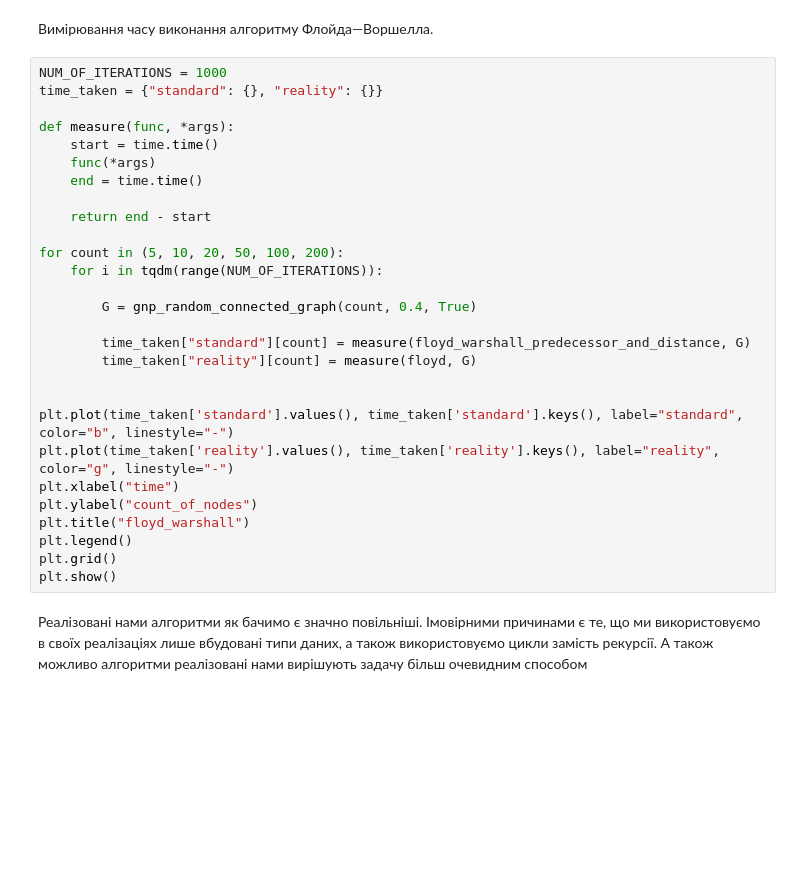
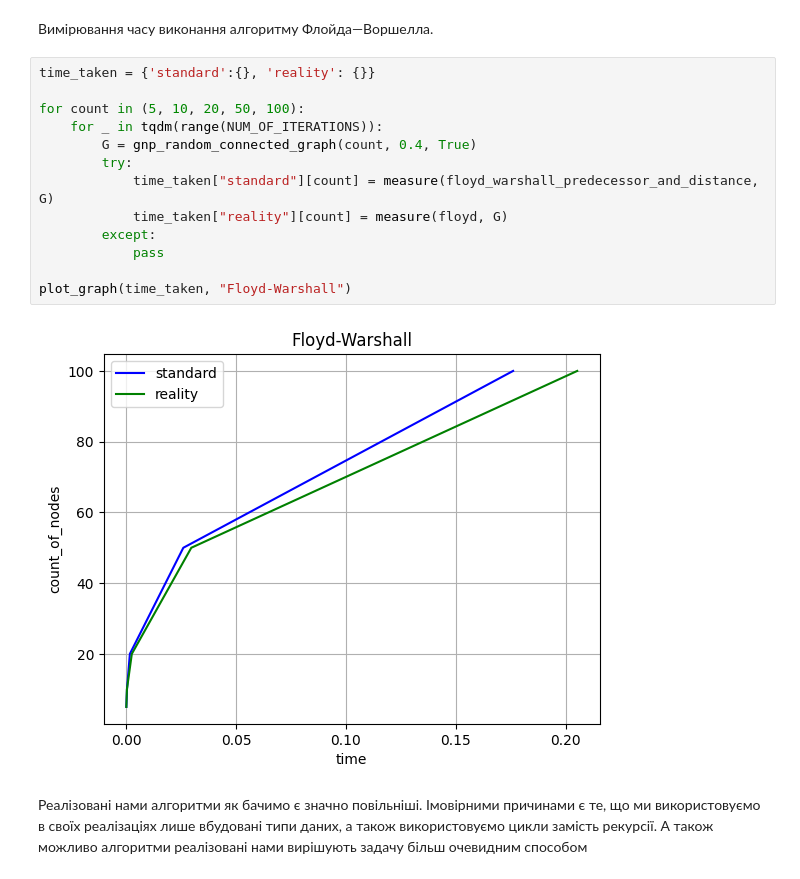
Before and after one commit to Luzefik/lab_1_discrete-math, a Jupyter notebook: Lab1_trees.ipynb, the cells around one changed output. Saved outputs shown, nothing was run; the diff lists cells and outputs as text; blank space fills up the shorter version.

```diff
--- a/Lab1_trees.ipynb
+++ b/Lab1_trees.ipynb
@@ -379,33 +434,20 @@ plt.show()
 # %% [markdown]
 Вимірювання часу виконання алгоритму Флойда—Воршелла.
 # %%
-NUM_OF_ITERATIONS = 1000
-time_taken = {"standard": {}, "reality": {}}
+time_taken = {'standard':{}, 'reality': {}}
 
-def measure(func, *args):
-    start = time.time()
-    func(*args)
-    end = time.time()
+for count in (5, 10, 20, 50, 100):
+    for _ in tqdm(range(NUM_OF_ITERATIONS)):
+        G = gnp_random_connected_graph(count, 0.4, True)
+        try:
+            time_taken["standard"][count] = measure(floyd_warshall_predecessor_and_distance, G)
+            time_taken["reality"][count] = measure(floyd, G)
+        except:
+            pass
 
-    return end - start
-
-for count in (5, 10, 20, 50, 100, 200):
-    for i in tqdm(range(NUM_OF_ITERATIONS)):
-
-        G = gnp_random_connected_graph(count, 0.4, True)
-
-        time_taken["standard"][count] = measure(floyd_warshall_predecessor_and_distance, G)
-        time_taken["reality"][count] = measure(floyd, G)
-
-
-plt.plot(time_taken['standard'].values(), time_taken['standard'].keys(), label="standard", color="b", linestyle="-")
-plt.plot(time_taken['reality'].values(), time_taken['reality'].keys(), label="reality", color="g", linestyle="-")
-plt.xlabel("time")
-plt.ylabel("count_of_nodes")
-plt.title("floyd_warshall")
-plt.legend()
-plt.grid()
-plt.show()
+plot_graph(time_taken, "Floyd-Warshall")
+# %% [output]
+[figure, added]
 # %% [markdown]
 Реалізовані нами алгоритми як бачимо є значно повільніші. Імовірними причинами є те, що ми використовуємо в своїх реалізаціях лише вбудовані типи даних, а також використовуємо цикли замість рекурсії. А також можливо алгоритми реалізовані нами вирішують задачу більш очевидним способом
 # %% [markdown]
```
Also changed, not shown: parts of 37 cells of this notebook.
